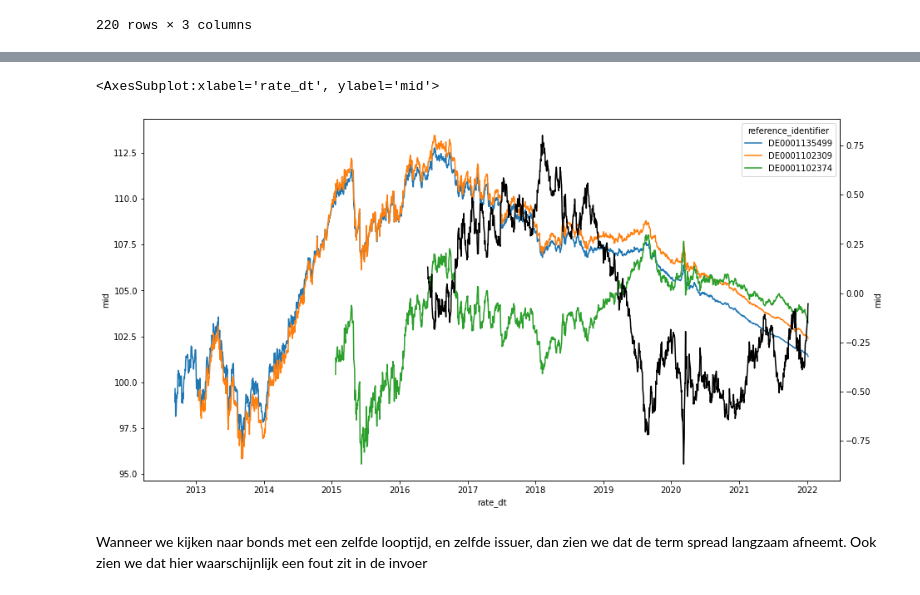
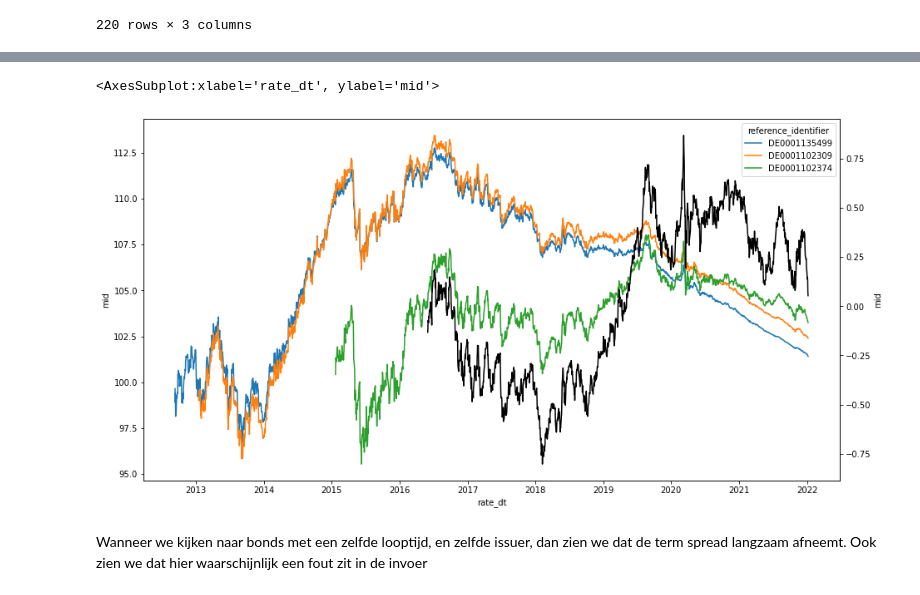
Before and after one commit to Merijn68/BondTrading, a Jupyter notebook: notebooks/03_data_exploratie.ipynb, the cells around one changed output, grey strips where cells are left out. Drawn from its saved outputs; the diff is of its cells as text; code cells hidden in the pictures.

```diff
--- a/notebooks/03_data_exploratie.ipynb
+++ b/notebooks/03_data_exploratie.ipynb
@@ -89,7 +89,7 @@ df = df[df['rate_dt'] >= df_y10_germany['rate_dt'].min()]
 sns.lineplot(data = df, x = 'rate_dt', y = 'mid', hue = 'reference_identifier')
 
 df_y10_germany = df_y10_germany[df_y10_germany['rate_dt'] >= df['rate_dt'].min()]
-
+df_y10_germany['mid'] = df_y10_germany['mid'] * -1
 ax2 = plt.twinx()
 sns.lineplot(data = df_y10_germany, x = 'rate_dt', y = 'mid', color = 'black', ax=ax2)
 # %% [output]
@@ -98,5 +98,5 @@ sns.lineplot(data = df_y10_germany, x = 'rate_dt', y = 'mid', color = 'black', a
 <AxesSubplot:xlabel='rate_dt', ylabel='mid'>
-[figure, old version]
+[figure, new version]
 # %% [markdown]
 Wanneer we kijken naar bonds met een zelfde looptijd, en zelfde issuer, dan zien we dat de term spread langzaam afneemt. Ook zien we dat hier waarschijnlijk een fout zit in de invoer
 # %%
```
Also changed, not shown: parts of 2 cells of this notebook, 1 other file.
